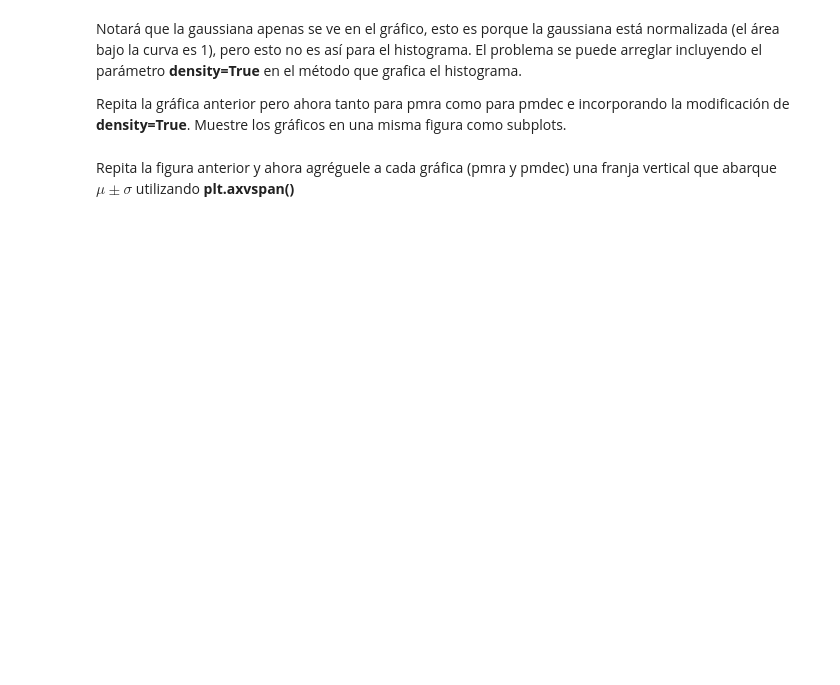
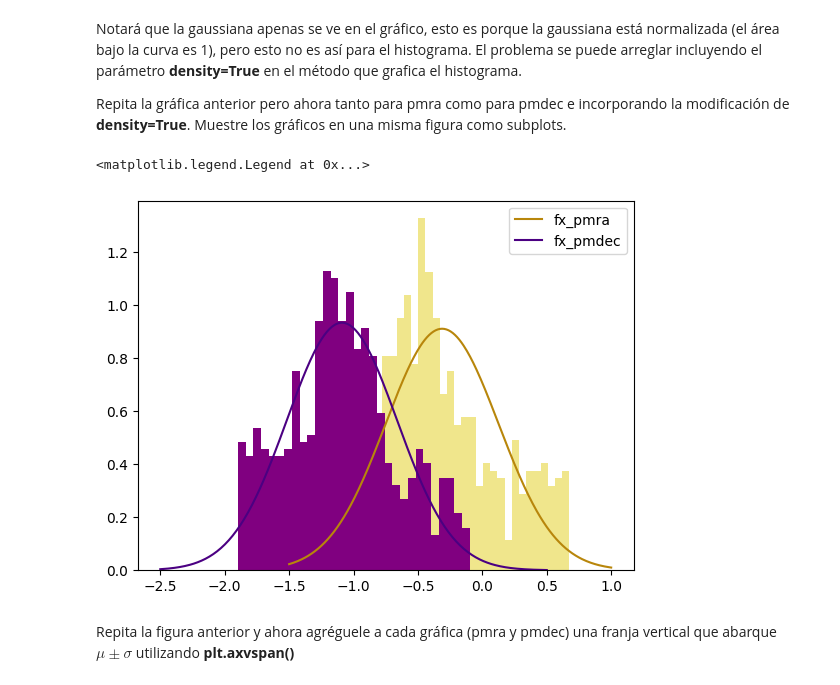
Before and after one commit to GARU0012/Tarea-2, a Jupyter notebook: Tarea2.ipynb, the cells around one changed output. Saved outputs shown, nothing was run; the diff lists cells and outputs as text; code cells hidden in the pictures; blank space fills up the shorter version.

```diff
--- a/Tarea2.ipynb
+++ b/Tarea2.ipynb
@@ -101,5 +147,16 @@ Grafique con matplotlib un hitograma (busque qué método de matplotlib sirve) d
 Notará que la gaussiana apenas se ve en el gráfico, esto es porque la gaussiana está normalizada (el área bajo la curva es 1), pero esto no es así para el histograma. El problema se puede arreglar incluyendo el parámetro **density=True** en el método que grafica el histograma.
 
 Repita la gráfica anterior pero ahora tanto para pmra como para pmdec e incorporando la modificación de **density=True**. Muestre los gráficos en una misma figura como subplots.
+# %%
+# Hacemos lo de las instrucciones tal cual:
+plt.hist(pmra, bins = 30, density = True, color = "khaki")
+plt.plot(x_pmra, fx_pmra, color = "darkgoldenrod", label = "fx_pmra")
+
+plt.hist(pmdec, bins = 30, density = True, color = "purple")
+plt.plot(x_pmdec, fx_pmdec, color = "indigo", label = "fx_pmdec")
+plt.legend()
+# %% [output]
+<matplotlib.legend.Legend at 0x...>
+[figure, added]
 # %% [markdown]
 Repita la figura anterior y ahora agréguele a cada gráfica (pmra y pmdec) una franja vertical que abarque $\mu \pm \sigma$ utilizando **plt.axvspan()**
```
Also changed, not shown: parts of 19 cells of this notebook.
